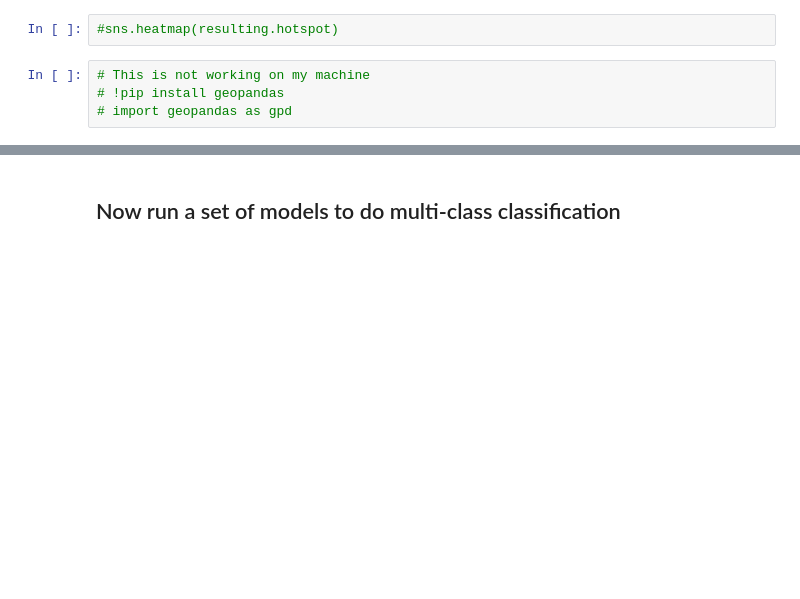
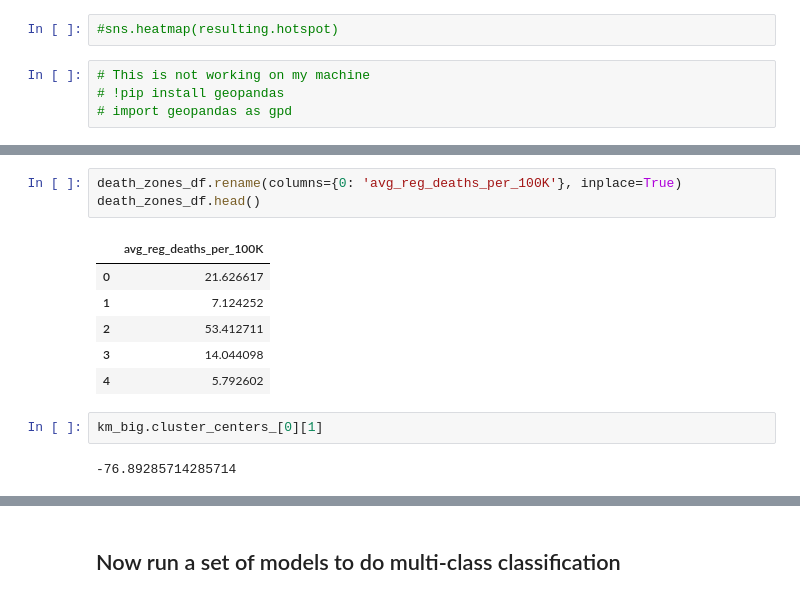
Before and after one commit to elaverdiere1/Covid-19-and-Natural-Disasters, a Jupyter notebook: project_5/code/Covid_Risk_Classification_Eda_and_Model.ipynb, the cells around one changed output, grey strips where cells are left out. Saved outputs shown, nothing was run; the diff lists cells and outputs as text; blank space fills up the shorter version.

```diff
--- a/project_5/code/Covid_Risk_Classification_Eda_and_Model.ipynb
+++ b/project_5/code/Covid_Risk_Classification_Eda_and_Model.ipynb
@@ -730,0 +727,14 @@ big_risk.to_csv(path_to_home+path_to_data+'big_covid_clusters.csv')
+# %%
+death_zones_df.rename(columns={0: 'avg_reg_deaths_per_100K'}, inplace=True)
+death_zones_df.head()
+# %% [output]
+|  | avg_reg_deaths_per_100K |
+| 0 | 21.626617 |
+| 1 | 7.124252 |
+| 2 | 53.412711 |
+| 3 | 14.044098 |
+| 4 | 5.792602 |
+# %%
+km_big.cluster_centers_[0][1]
+# %% [output]
+-76.89285714285714
```
Also changed, not shown: parts of 28 cells of this notebook, 3 other files.
